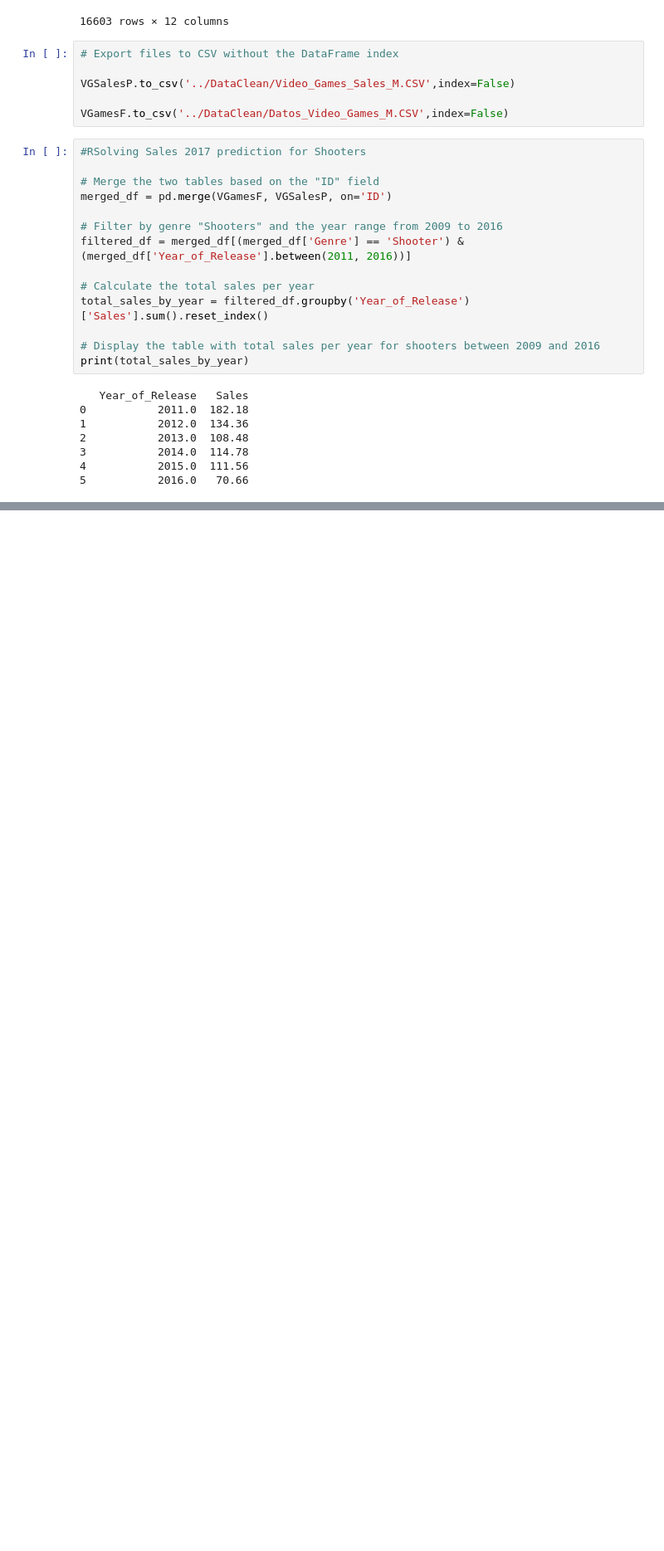
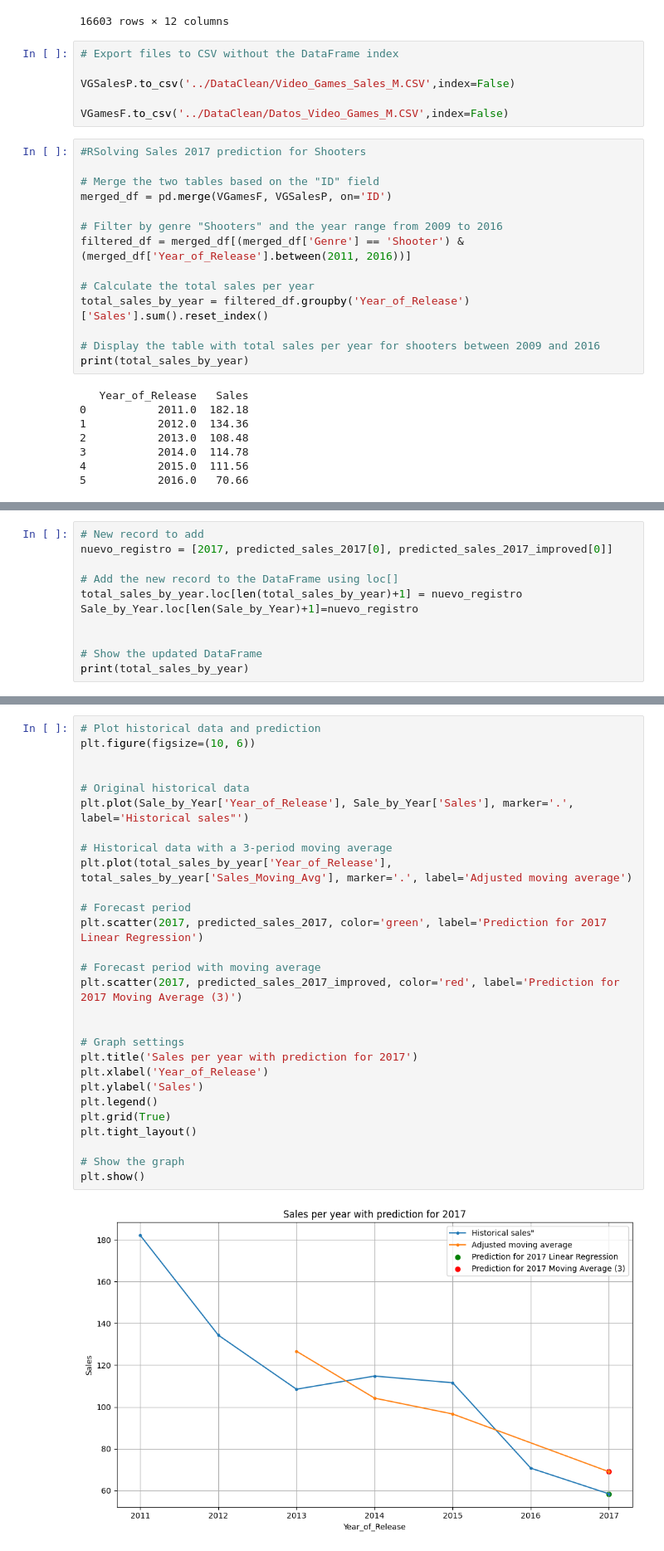
Before and after one commit to R4F43LB/Video-game-analytics, a Jupyter notebook: EDAJupyterNotebooks/EDA_Video_Games_Sales.ipynb, the cells around one changed output, grey strips where cells are left out. Shown: that part at 83% size. Cells and saved outputs as stored; diff of their text form; blank space fills up the shorter version.

```diff
--- a/EDAJupyterNotebooks/EDA_Video_Games_Sales.ipynb
+++ b/EDAJupyterNotebooks/EDA_Video_Games_Sales.ipynb
@@ -449,0 +486,11 @@ Ventas predichas para 2017: 58.36666666666861
+# %%
+# New record to add
+nuevo_registro = [2017, predicted_sales_2017[0], predicted_sales_2017_improved[0]]
+
+# Add the new record to the DataFrame using loc[]
+total_sales_by_year.loc[len(total_sales_by_year)+1] = nuevo_registro
+Sale_by_Year.loc[len(Sale_by_Year)+1]=nuevo_registro
+
+
+# Show the updated DataFrame
+print(total_sales_by_year)
@@ -449,0 +503,30 @@ Ventas predichas para 2017: 58.36666666666861
+# %%
+# Plot historical data and prediction
+plt.figure(figsize=(10, 6))
+
+
+# Original historical data
+plt.plot(Sale_by_Year['Year_of_Release'], Sale_by_Year['Sales'], marker='.', label='Historical sales"')
+
+# Historical data with a 3-period moving average
+plt.plot(total_sales_by_year['Year_of_Release'], total_sales_by_year['Sales_Moving_Avg'], marker='.', label='Adjusted moving average')
+
+# Forecast period
+plt.scatter(2017, predicted_sales_2017, color='green', label='Prediction for 2017 Linear Regression')
+
+# Forecast period with moving average
+plt.scatter(2017, predicted_sales_2017_improved, color='red', label='Prediction for 2017 Moving Average (3)')
+
+
+# Graph settings
+plt.title('Sales per year with prediction for 2017')
+plt.xlabel('Year_of_Release')
+plt.ylabel('Sales')
+plt.legend()
+plt.grid(True)
+plt.tight_layout()
+
+# Show the graph
+plt.show()
+# %% [output]
+[figure, added]
```
Also changed, not shown: parts of 4 cells of this notebook.
